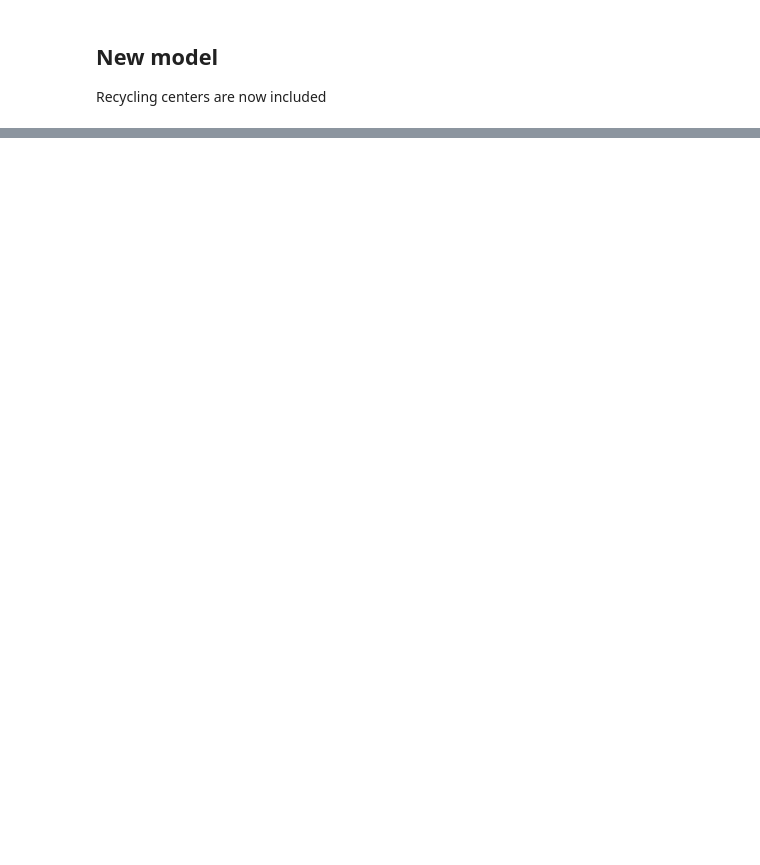
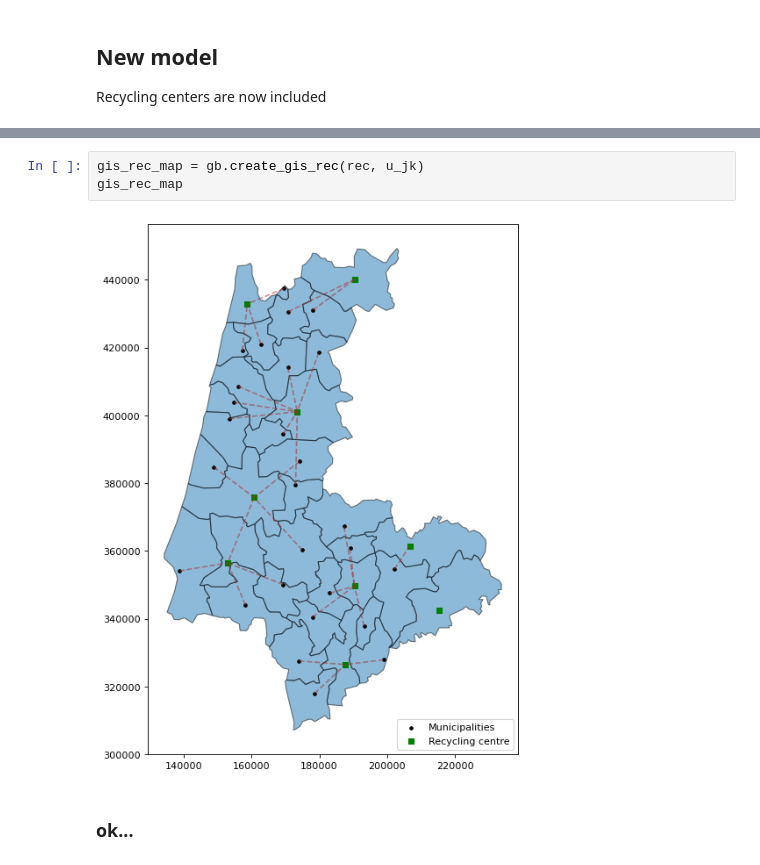
Before and after one commit to chiclez/MSW_Portugal, a Jupyter notebook: taor.ipynb, the cells around one changed output, grey strips where cells are left out. Cells and saved outputs as stored; diff of their text form; blank space fills up the shorter version.

```diff
--- a/taor.ipynb
+++ b/taor.ipynb
@@ -541 +757,8 @@ q_jr_max
+# %%
+gis_rec_map = gb.create_gis_rec(rec, u_jk)
+gis_rec_map
+# %% [output]
+[figure, added]
+# %% [markdown]
+### ok...
 # %%
```
Also changed, not shown: parts of 14 cells of this notebook, 2 other files.
